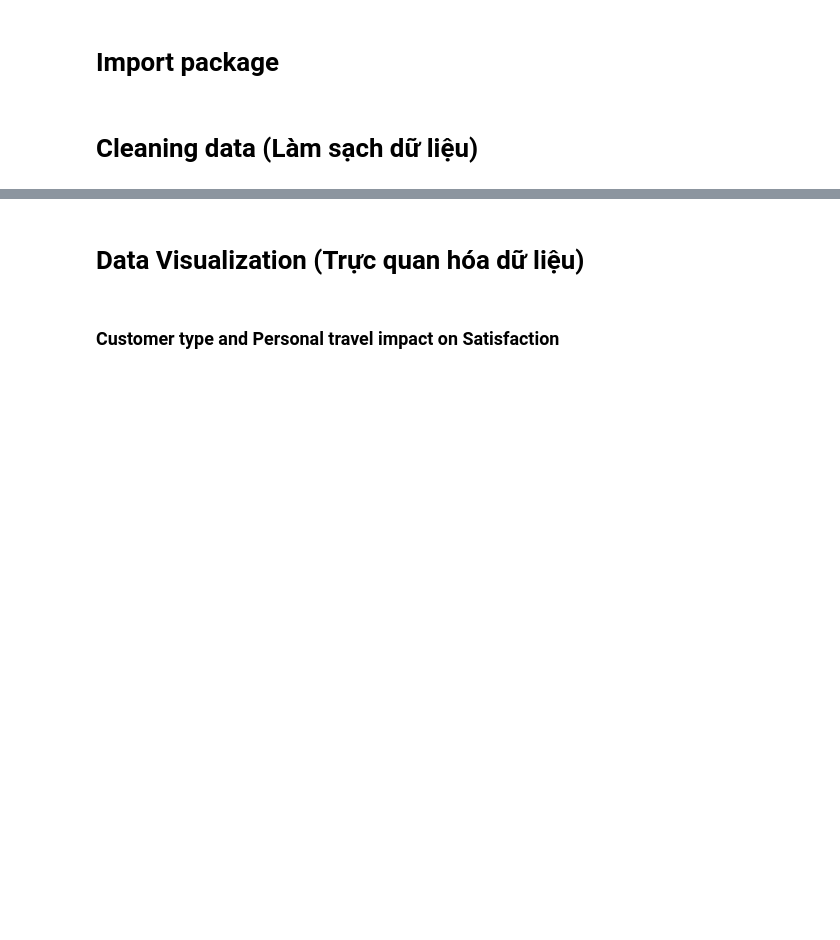
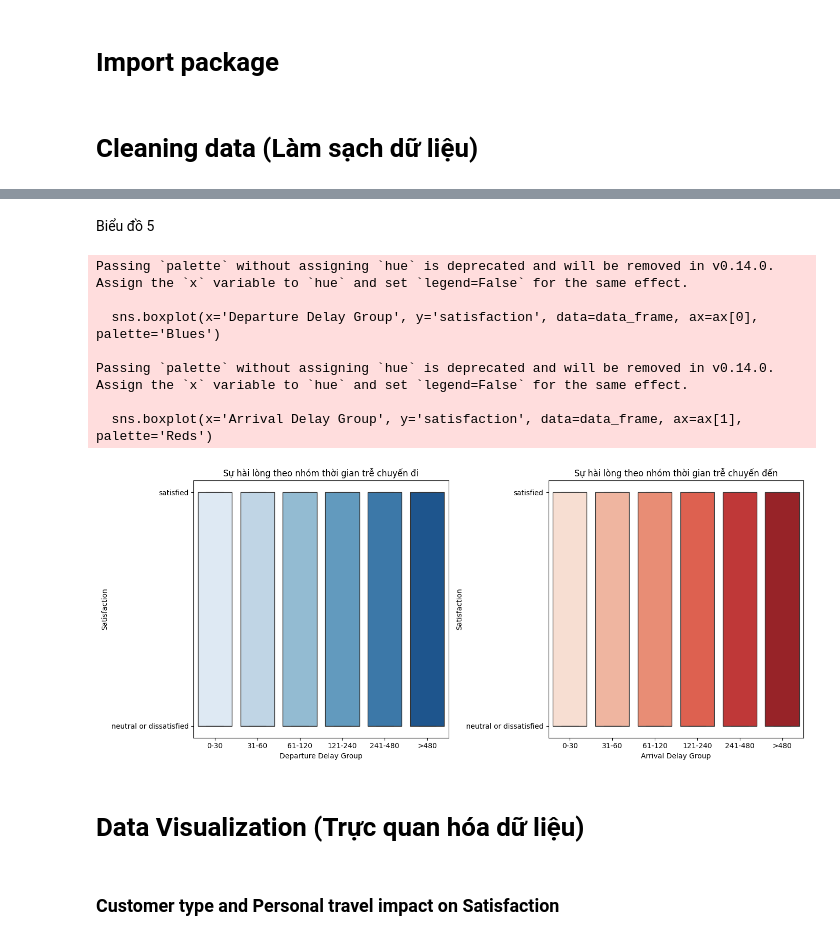
Before and after one commit to little-duck-vie/ltxldl-hoc-lam-giau, a Jupyter notebook: Code_python.ipynb, the cells around one changed output, grey strips where cells are left out. Saved outputs shown, nothing was run; the diff lists cells and outputs as text; code cells hidden in the pictures; blank space fills up the shorter version.

```diff
--- a/Code_python.ipynb
+++ b/Code_python.ipynb
@@ -28,3 +393,34 @@ Index(['Unnamed: 0', 'id', 'Gender', 'Customer Type', 'Age', 'Type of Travel',
+# %% [markdown]
+Biểu đồ 5
+# %%
+bins = [0, 30, 60, 120, 240, 480, 1000]
+labels = ['0-30', '31-60', '61-120', '121-240', '241-480', '>480']
+data_frame['Departure Delay Group'] = pd.cut(data_frame['Departure Delay in Minutes'], bins=bins, labels=labels)
+data_frame['Arrival Delay Group'] = pd.cut(data_frame['Arrival Delay in Minutes'], bins=bins, labels=labels)
+
+fig, ax = plt.subplots(1, 2, figsize=(14, 6))
+
+sns.boxplot(x='Departure Delay Group', y='satisfaction', data=data_frame, ax=ax[0], palette='Blues')
+ax[0].set_title('Sự hài lòng theo nhóm thời gian trễ chuyến đi')
+ax[0].set_xlabel('Departure Delay Group')
+ax[0].set_ylabel('Satisfaction')
+
+sns.boxplot(x='Arrival Delay Group', y='satisfaction', data=data_frame, ax=ax[1], palette='Reds')
+ax[1].set_title('Sự hài lòng theo nhóm thời gian trễ chuyến đến')
+ax[1].set_xlabel('Arrival Delay Group')
+ax[1].set_ylabel('Satisfaction')
+
+plt.tight_layout()
+plt.show()
+# %% [output]
+Passing `palette` without assigning `hue` is deprecated and will be removed in v0.14.0. Assign the `x` variable to `hue` and set `legend=False` for the same effect.
+
+  sns.boxplot(x='Departure Delay Group', y='satisfaction', data=data_frame, ax=ax[0], palette='Blues')
+
+Passing `palette` without assigning `hue` is deprecated and will be removed in v0.14.0. Assign the `x` variable to `hue` and set `legend=False` for the same effect.
+
+  sns.boxplot(x='Arrival Delay Group', y='satisfaction', data=data_frame, ax=ax[1], palette='Reds')
+[figure, added]
 # %% [markdown]
 # Data Visualization (Trực quan hóa dữ liệu)
 # %% [markdown]
```
Also changed, not shown: parts of 31 cells of this notebook.
